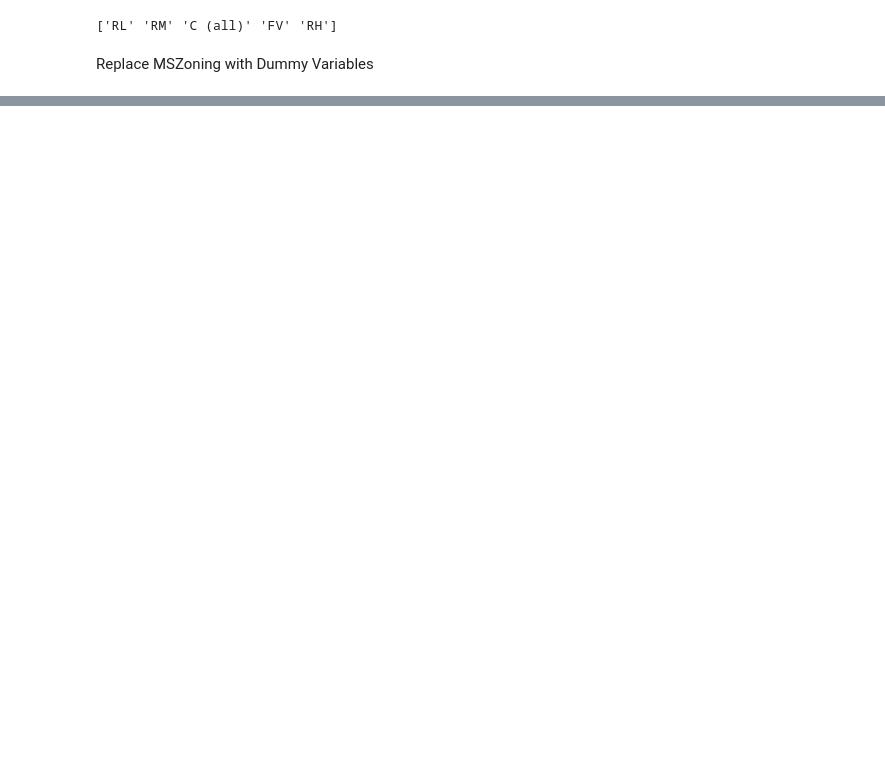
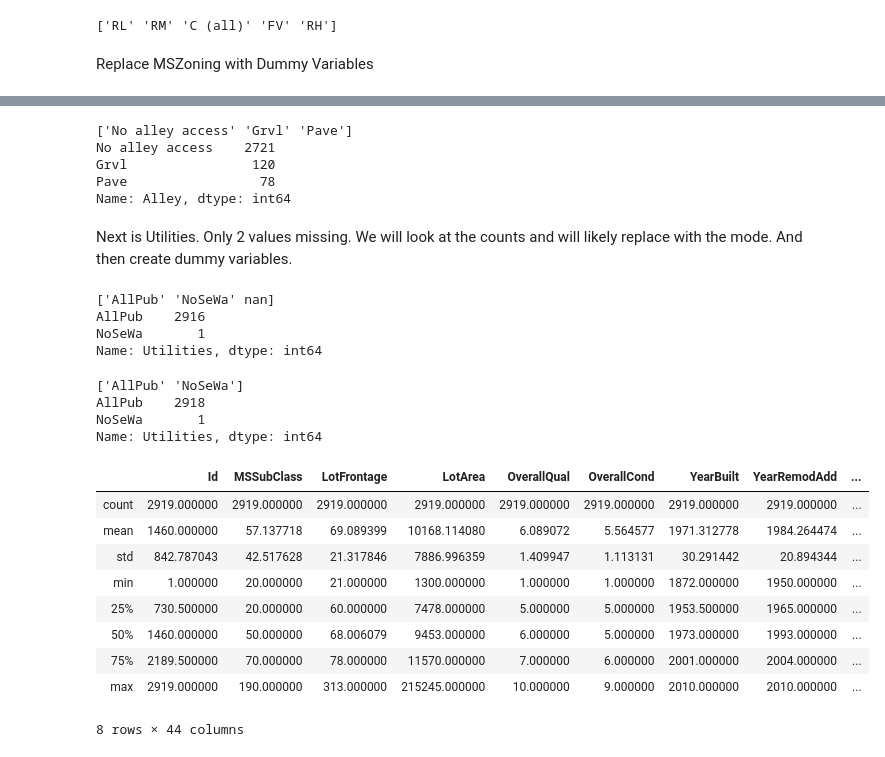
Before and after one commit to brianhoehn/kaggle-housing-prices-, a Jupyter notebook: Housing Prices.ipynb, the cells around one changed output, grey strips where cells are left out. Cells and saved outputs as stored; diff of their text form; code cells hidden in the pictures; blank space fills up the shorter version.

Commit message:
changes as of first submission on kaggle

```diff
--- a/Housing Prices.ipynb
+++ b/Housing Prices.ipynb
@@ -127,0 +194,53 @@ df.drop(['MiscFeature'], axis=1, inplace = True)
+# %%
+df['Alley'] = df['Alley'].fillna('No alley access')
+print(df.Alley.unique())
+print(df['Alley'].value_counts())
+# %% [output]
+['No alley access' 'Grvl' 'Pave']
+No alley access    2721
+Grvl                120
+Pave                 78
+Name: Alley, dtype: int64
+# %%
+Alley_dummy_features = pd.get_dummies(df['Alley'], drop_first=True)
+df = pd.concat([df, Alley_dummy_features], axis=1)
+df.head()
+df.drop(['Alley'], inplace=True, axis=1)
+# %% [markdown]
+Next is Utilities. Only 2 values missing. We will look at the counts and will likely replace with the mode. And then create dummy variables.
+# %%
+print(df.Utilities.unique())
+print(df['Utilities'].value_counts())
+# %% [output]
+['AllPub' 'NoSeWa' nan]
+AllPub    2916
+NoSeWa       1
+Name: Utilities, dtype: int64
+# %%
+df['Utilities'] = df['Utilities'].fillna(df['Utilities'].mode()[0])
+# %%
+print(df.Utilities.unique())
+print(df['Utilities'].value_counts())
+# %% [output]
+['AllPub' 'NoSeWa']
+AllPub    2918
+NoSeWa       1
+Name: Utilities, dtype: int64
+# %%
+Utilities_dummy_features = pd.get_dummies(df['Utilities'], drop_first=True)
+df = pd.concat([df, Utilities_dummy_features], axis=1)
+df.head()
+df.drop(['Utilities'], inplace=True, axis=1)
+# %%
+df.describe()
+# %% [output]
+|  | Id | MSSubClass | LotFrontage | LotArea | OverallQual | OverallCond | YearBuilt | YearRemodAdd | ... |
+| count | 2919.000000 | 2919.000000 | 2919.000000 | 2919.000000 | 2919.000000 | 2919.000000 | 2919.000000 | 2919.000000 | ... |
+| mean | 1460.000000 | 57.137718 | 69.089399 | 10168.114080 | 6.089072 | 5.564577 | 1971.312778 | 1984.264474 | ... |
+| std | 842.787043 | 42.517628 | 21.317846 | 7886.996359 | 1.409947 | 1.113131 | 30.291442 | 20.894344 | ... |
+| min | 1.000000 | 20.000000 | 21.000000 | 1300.000000 | 1.000000 | 1.000000 | 1872.000000 | 1950.000000 | ... |
+| 25% | 730.500000 | 20.000000 | 60.000000 | 7478.000000 | 5.000000 | 5.000000 | 1953.500000 | 1965.000000 | ... |
+| 50% | 1460.000000 | 50.000000 | 68.006079 | 9453.000000 | 6.000000 | 5.000000 | 1973.000000 | 1993.000000 | ... |
+| 75% | 2189.500000 | 70.000000 | 78.000000 | 11570.000000 | 7.000000 | 6.000000 | 2001.000000 | 2004.000000 | ... |
+| max | 2919.000000 | 190.000000 | 313.000000 | 215245.000000 | 10.000000 | 9.000000 | 2010.000000 | 2010.000000 | ... |
+8 rows × 44 columns
```
Also changed, not shown: parts of 141 cells of this notebook, 3 other files.
